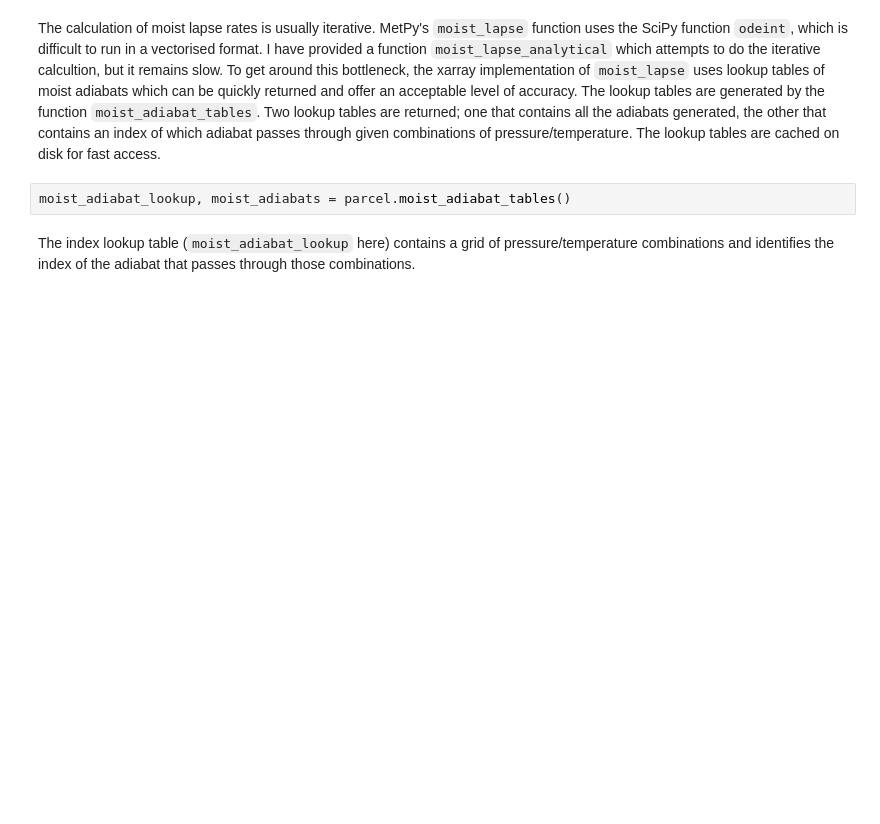
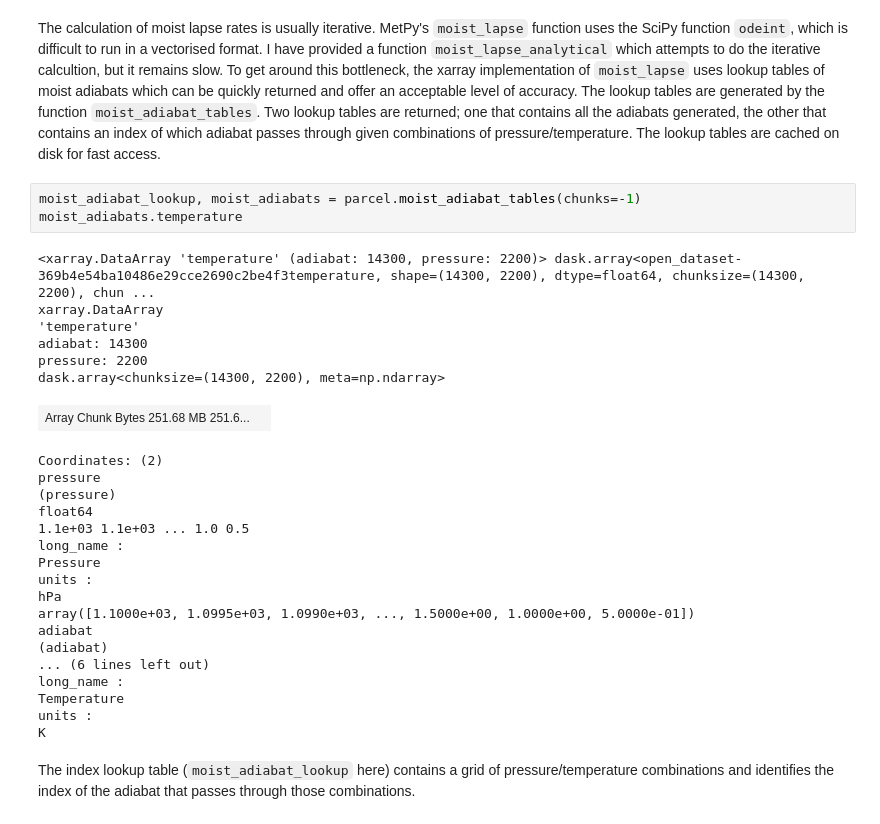
Before and after one commit to traupach/xarray_parcel, a Jupyter notebook: parcel_functions_demo.ipynb, the cells around one changed output. Saved outputs shown, nothing was run; the diff lists cells and outputs as text; blank space fills up the shorter version.

Commit message:
Updated chunk options for memory usage.

```diff
--- a/parcel_functions_demo.ipynb
+++ b/parcel_functions_demo.ipynb
@@ -30,7 +32,33 @@ dat = xarray.open_dataset('test_data.nc')
 # %% [markdown]
 The calculation of moist lapse rates is usually iterative. MetPy's `moist_lapse` function uses the SciPy function `odeint`, which is difficult to run in a vectorised format. I have provided a function `moist_lapse_analytical` which attempts to do the iterative calcultion, but it remains slow. To get around this bottleneck, the xarray implementation of `moist_lapse` uses lookup tables of moist adiabats which can be quickly returned and offer an acceptable level of accuracy. The lookup tables are generated by the function `moist_adiabat_tables`. Two lookup tables are returned; one that contains all the adiabats generated, the other that contains an index of which adiabat passes through given combinations of pressure/temperature. The lookup tables are cached on disk for fast access.
 # %%
-moist_adiabat_lookup, moist_adiabats = parcel.moist_adiabat_tables()
+moist_adiabat_lookup, moist_adiabats = parcel.moist_adiabat_tables(chunks=-1)
+moist_adiabats.temperature
+# %% [output]
+<xarray.DataArray 'temperature' (adiabat: 14300, pressure: 2200)> dask.array<open_dataset-369b4e54ba10486e29cce2690c2be4f3temperature, shape=(14300, 2200), dtype=float64, chunksize=(14300, 2200), chun ...
+xarray.DataArray
+'temperature'
+adiabat: 14300
+pressure: 2200
+dask.array<chunksize=(14300, 2200), meta=np.ndarray>
+| Array Chunk Bytes 251.68 MB 251.6... |  |
+Coordinates: (2)
+pressure
+(pressure)
+float64
+1.1e+03 1.1e+03 ... 1.0 0.5
+long_name :
+Pressure
+units :
+hPa
+array([1.1000e+03, 1.0995e+03, 1.0990e+03, ..., 1.5000e+00, 1.0000e+00, 5.0000e-01])
+adiabat
+(adiabat)
+... (6 lines left out)
+long_name :
+Temperature
+units :
+K
 # %% [markdown]
 The index lookup table (`moist_adiabat_lookup` here) contains a grid of pressure/temperature combinations and identifies the index of the adiabat that passes through those combinations.
 # %%
```
Also changed, not shown: parts of 6 cells of this notebook, 1 other file.
